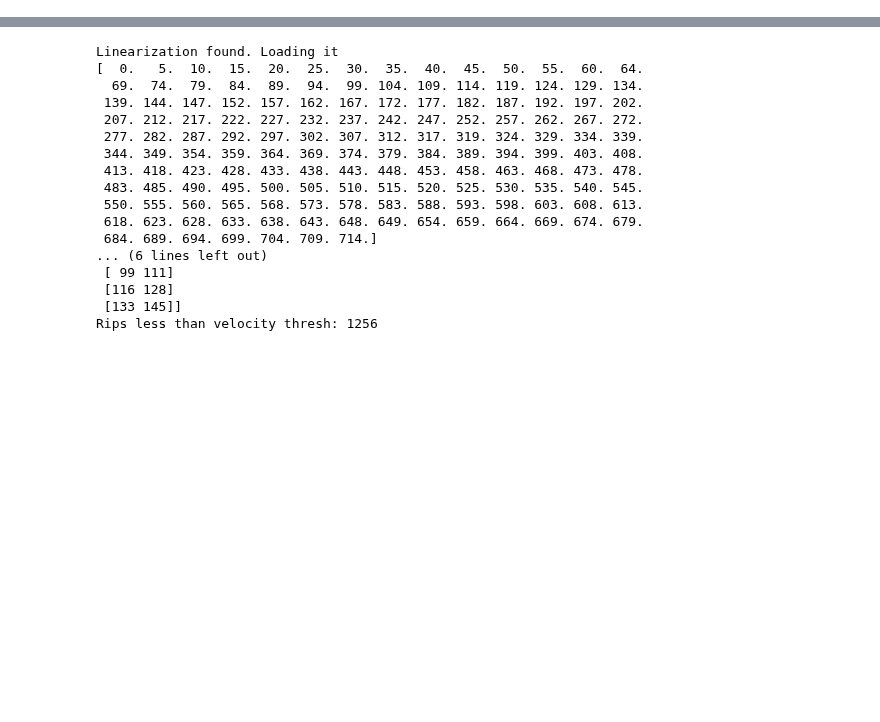
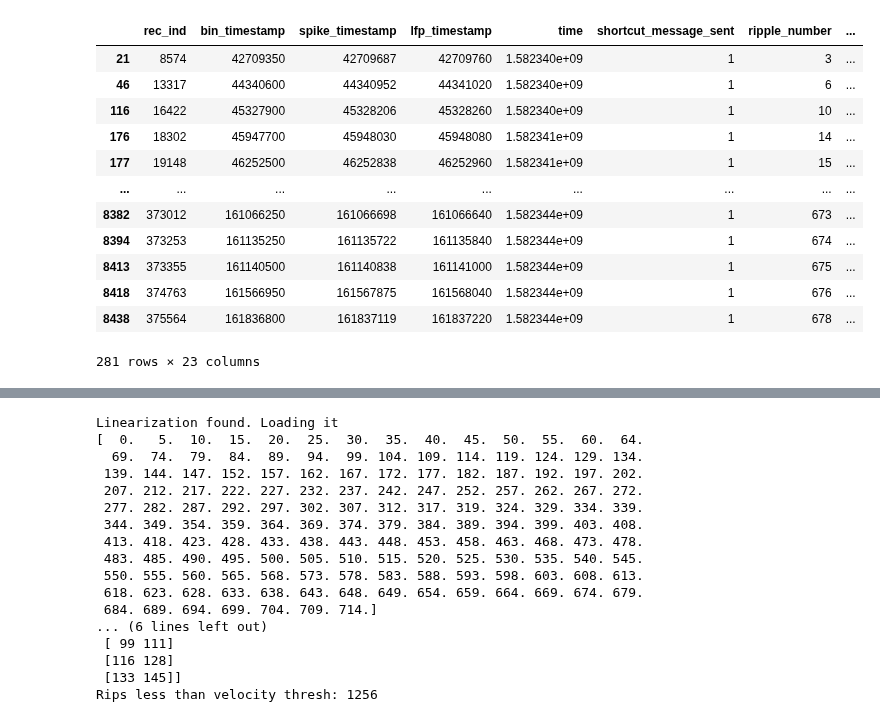
Before and after one commit to trevortknguyen/spykshrk_realtime, a Jupyter notebook: jupyter-notebooks/realtime_replay_matching.ipynb, the cells around one changed output, grey strips where cells are left out. Drawn from its saved outputs; the diff is of its cells as text; code cells hidden in the pictures; blank space fills up the shorter version.

```diff
--- a/jupyter-notebooks/realtime_replay_matching.ipynb
+++ b/jupyter-notebooks/realtime_replay_matching.ipynb
@@ -92,4 +96,33 @@ ripple_data2 = store['rec_1']
 stim_lockout2 = store['rec_11']
 stim_message2 = store['rec_12']
 timing2 = store['rec_100']
+# %%
+# 2-21 post sum record
+#encoder_data3 = store['rec_3']
+#decoder_data3 = store['rec_4']
+#decoder_missed_spikes3 = store['rec_5']
+#likelihood_data3 = store['rec_6']
+#occupancy_data3 = store['rec_7']
+#ripple_data3 = store['rec_1']
+#stim_state = store['rec_10']
+#stim_lockout3 = store['rec_11']
+stim_message3 = store['rec_12']
+#timing3 = store['rec_100']
+# %%
+stim_message3[stim_message3['ripple_number']==110][10:20]
+stim_message3[stim_message3['shortcut_message_sent']==1]
+# %% [output]
+|  | rec_ind | bin_timestamp | spike_timestamp | lfp_timestamp | time | shortcut_message_sent | ripple_number | ... |
+| 21 | 8574 | 42709350 | 42709687 | 42709760 | 1.582340e+09 | 1 | 3 | ... |
+| 46 | 13317 | 44340600 | 44340952 | 44341020 | 1.582340e+09 | 1 | 6 | ... |
+| 116 | 16422 | 45327900 | 45328206 | 45328260 | 1.582340e+09 | 1 | 10 | ... |
+| 176 | 18302 | 45947700 | 45948030 | 45948080 | 1.582341e+09 | 1 | 14 | ... |
+| 177 | 19148 | 46252500 | 46252838 | 46252960 | 1.582341e+09 | 1 | 15 | ... |
+| ... | ... | ... | ... | ... | ... | ... | ... | ... |
+| 8382 | 373012 | 161066250 | 161066698 | 161066640 | 1.582344e+09 | 1 | 673 | ... |
+| 8394 | 373253 | 161135250 | 161135722 | 161135840 | 1.582344e+09 | 1 | 674 | ... |
+| 8413 | 373355 | 161140500 | 161140838 | 161141000 | 1.582344e+09 | 1 | 675 | ... |
+| 8418 | 374763 | 161566950 | 161567875 | 161568040 | 1.582344e+09 | 1 | 676 | ... |
+| 8438 | 375564 | 161836800 | 161837119 | 161837220 | 1.582344e+09 | 1 | 678 | ... |
+281 rows × 23 columns
 # %%
```
Also changed, not shown: parts of 5 cells of this notebook, 2 other files.
